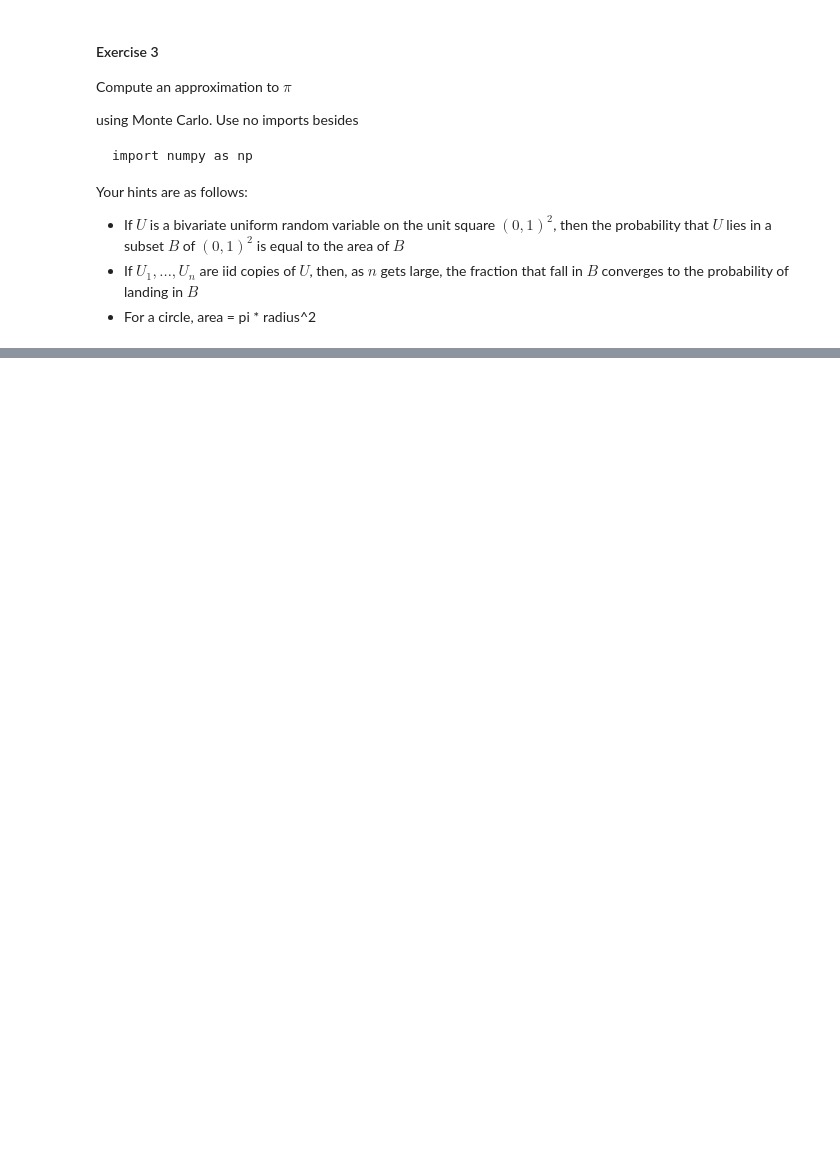
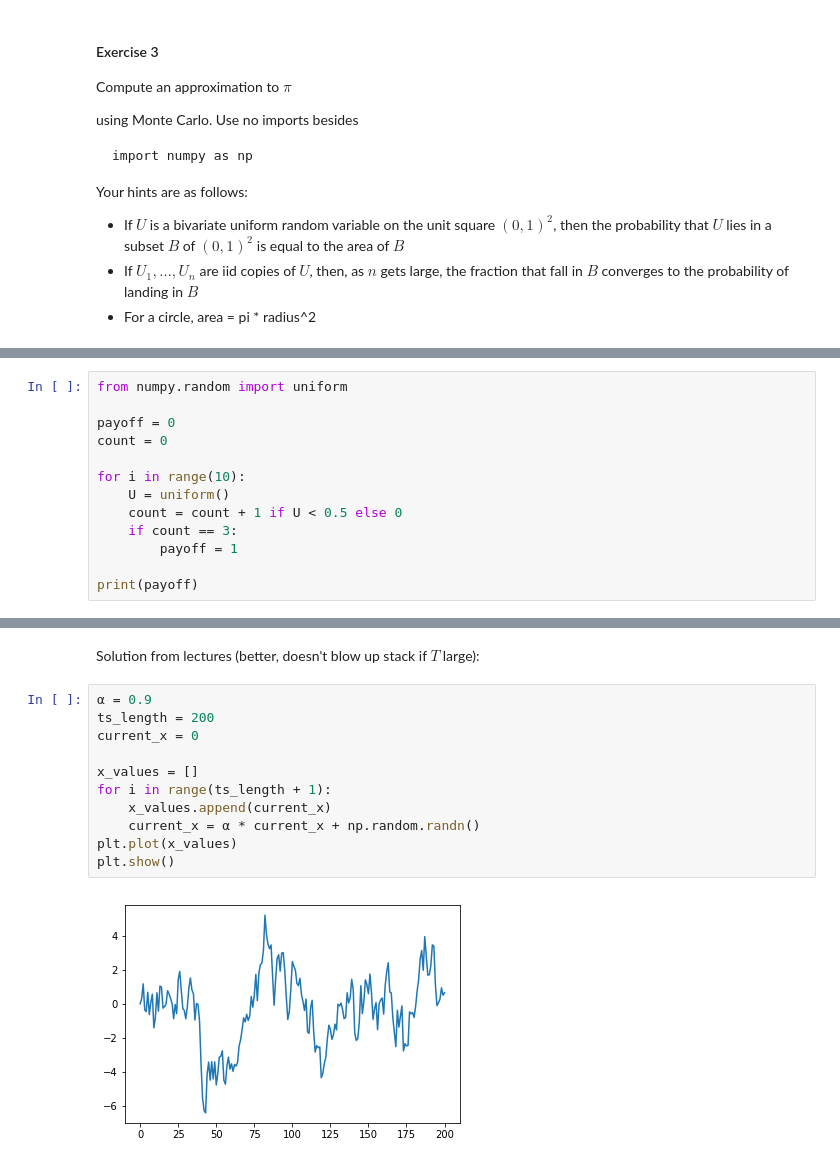
Before and after one commit to ryanmaclear/quantecon, a Jupyter notebook: 01_An_introductory_example.ipynb, the cells around one changed output, grey strips where cells are left out. Saved outputs shown, nothing was run; the diff lists cells and outputs as text; blank space fills up the shorter version.

Commit message:
Finishing exercises in lecture 1, starting lecture 2

```diff
--- a/01_An_introductory_example.ipynb
+++ b/01_An_introductory_example.ipynb
@@ -290,0 +347,13 @@ Your hints are as follows:
+# %%
+from numpy.random import uniform
+
+payoff = 0
+count = 0
+
+for i in range(10):
+    U = uniform()
+    count = count + 1 if U < 0.5 else 0
+    if count == 3:
+        payoff = 1
+
+print(payoff)
@@ -290,0 +404,15 @@ Your hints are as follows:
+# %% [markdown]
+Solution from lectures (better, doesn't blow up stack if $T$ large):
+# %%
+α = 0.9
+ts_length = 200
+current_x = 0
+
+x_values = []
+for i in range(ts_length + 1):
+    x_values.append(current_x)
+    current_x = α * current_x + np.random.randn()
+plt.plot(x_values)
+plt.show()
+# %% [output]
+[figure, added]
```
Also changed, not shown: parts of 26 cells of this notebook.
